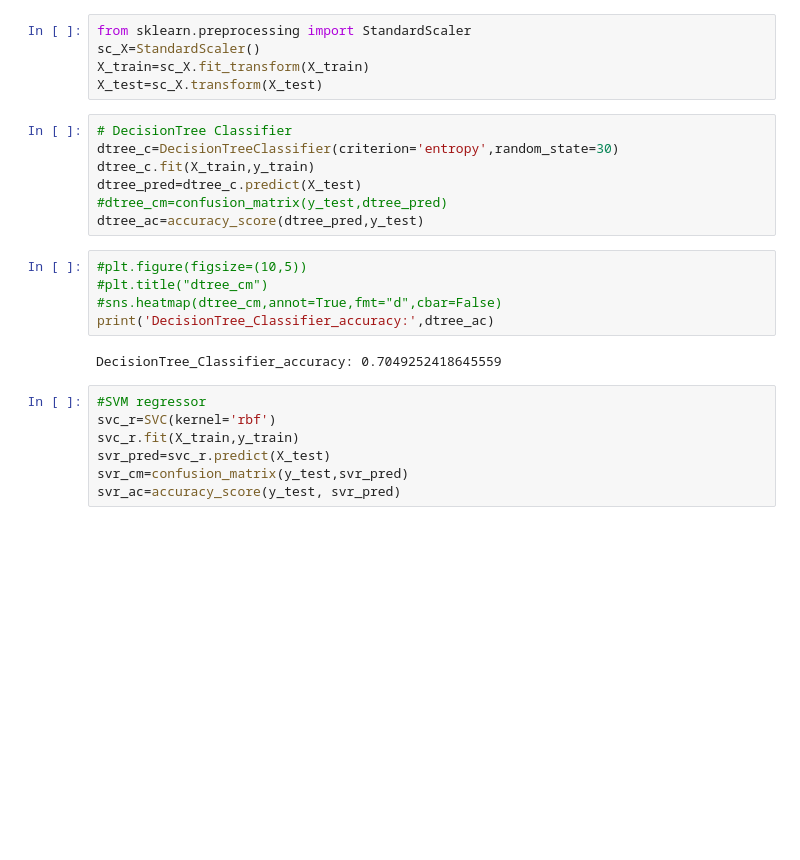
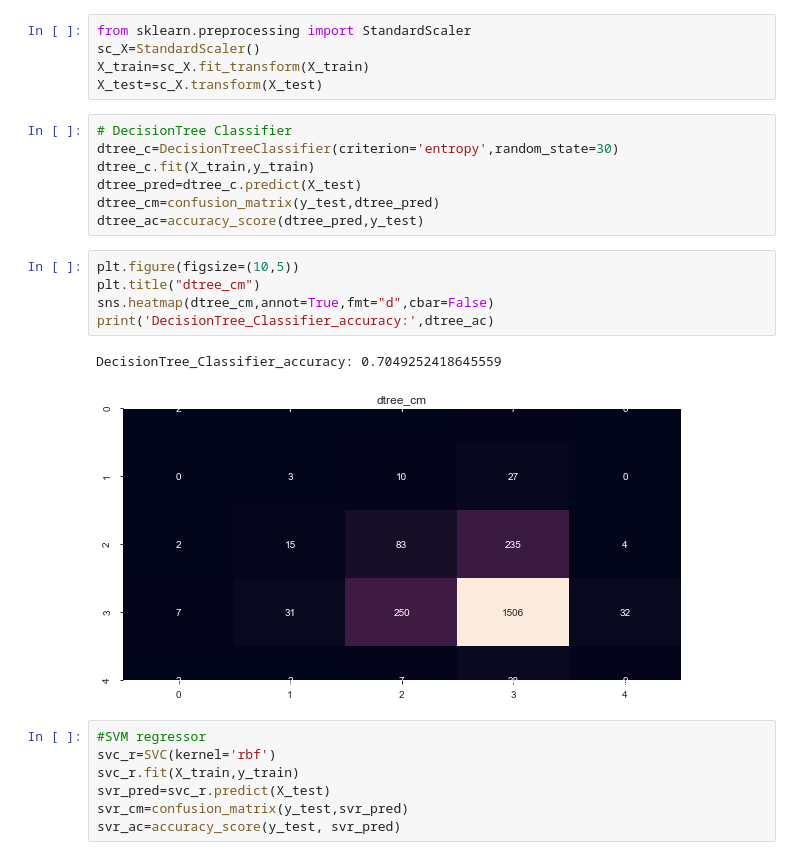
Before and after one commit to ybyadav36/Mobile-app-success-Prediction, a Jupyter notebook: MyNewMLPr.ipynb, the cells around one changed output. Saved outputs shown, nothing was run; the diff lists cells and outputs as text; blank space fills up the shorter version.

```diff
--- a/MyNewMLPr.ipynb
+++ b/MyNewMLPr.ipynb
@@ -517,15 +538,16 @@ X_test=sc_X.transform(X_test)
 dtree_c=DecisionTreeClassifier(criterion='entropy',random_state=30)
 dtree_c.fit(X_train,y_train)
 dtree_pred=dtree_c.predict(X_test)
-#dtree_cm=confusion_matrix(y_test,dtree_pred)
+dtree_cm=confusion_matrix(y_test,dtree_pred)
 dtree_ac=accuracy_score(dtree_pred,y_test)
 # %%
-#plt.figure(figsize=(10,5))
-#plt.title("dtree_cm")
-#sns.heatmap(dtree_cm,annot=True,fmt="d",cbar=False)
+plt.figure(figsize=(10,5))
+plt.title("dtree_cm")
+sns.heatmap(dtree_cm,annot=True,fmt="d",cbar=False)
 print('DecisionTree_Classifier_accuracy:',dtree_ac)
 # %% [output]
 DecisionTree_Classifier_accuracy: 0.7049252418645559
+[figure, added]
 # %%
 #SVM regressor
 svc_r=SVC(kernel='rbf')
```
Also changed, not shown: parts of 11 cells of this notebook.
